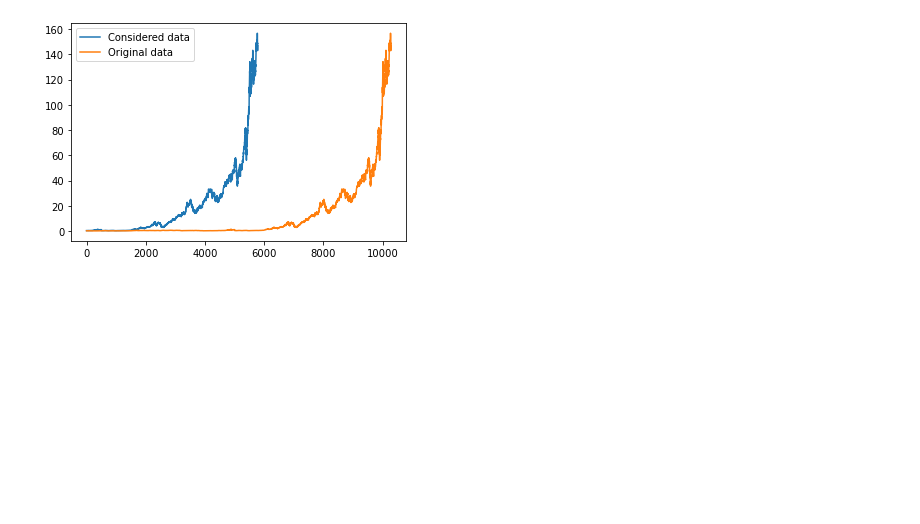
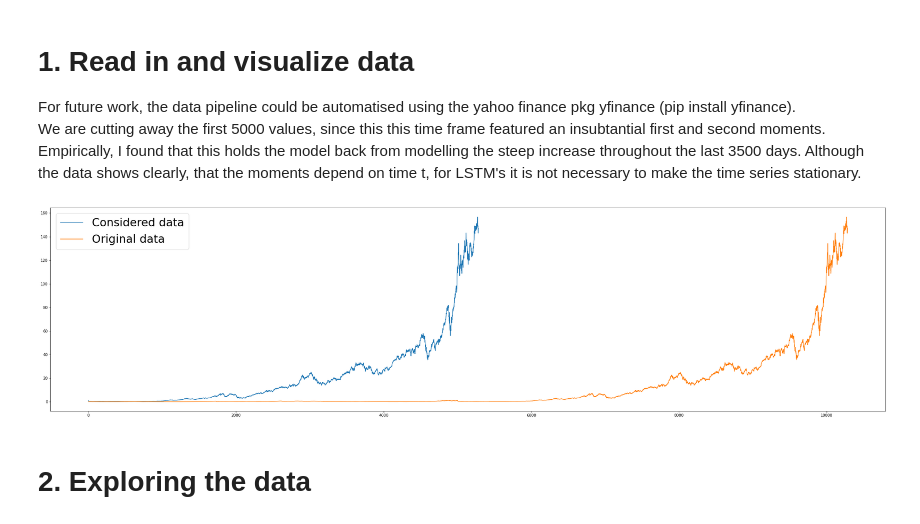
Before and after one commit to KonstantinQuant/forecasting-closing-lstm, a Jupyter notebook: project1.ipynb, the cells around one changed output. Saved outputs shown, nothing was run; the diff lists cells and outputs as text; code cells hidden in the pictures; blank space fills up the shorter version.

```diff
--- a/project1.ipynb
+++ b/project1.ipynb
@@ -10,17 +12,22 @@ from keras.layers import LSTM
 from sklearn.preprocessing import MinMaxScaler
 from sklearn.metrics import mean_squared_error
 from keras.layers import Dropout
+# %% [markdown]
+# 1. Read in and visualize data
+For future work, the data pipeline could be automatised using the yahoo finance pkg yfinance (pip install yfinance).
+We are cutting away the first 5000 values, since this this time frame featured an insubtantial first and second moments.
+Empirically, I found that this holds the model back from modelling the steep increase throughout the last 3500 days.
+Although the data shows clearly, that the moments depend on time t, for LSTM's it is not necessary to make the time series stationary.
 # %%
 aapl = pd.read_csv('/Users/konstantinkuchenmeister/Downloads/aapl.csv')
 #apple = aapl.iloc[:, 4:5].values
-apple = aapl.iloc[4500:, 4:5].values
-
-# We are cutting away the first 4500 values, since this this time frame featured an insubtantial
-# first and second moments. Empirically, I found that this holds the model back from modelling the
-# steep increase throughout the last 3500 days.
-plt.plot(aapl.iloc[4500:, 4:5].values, label="Considered data")
+apple = aapl.iloc[5000:, 4:5].values
+plt.figure(figsize=(40,10))
+plt.plot(aapl.iloc[5000:, 4:5].values, label="Considered data")
 plt.plot(aapl.iloc[:, 4:5].values, label="Original data")
-plt.legend(loc='best')
+plt.legend(loc="best", prop={'size': 30})
 plt.show()
 # %% [output]
-[figure, old version]
+[figure, new version]
+# %% [markdown]
+# 2. Exploring the data
```
Also changed, not shown: parts of 26 cells of this notebook.
